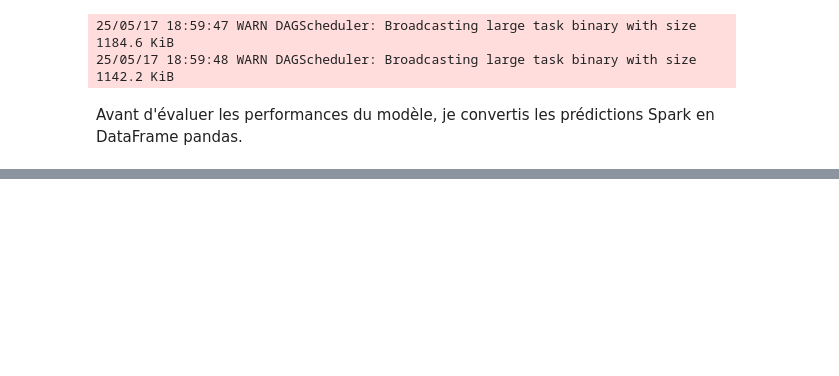
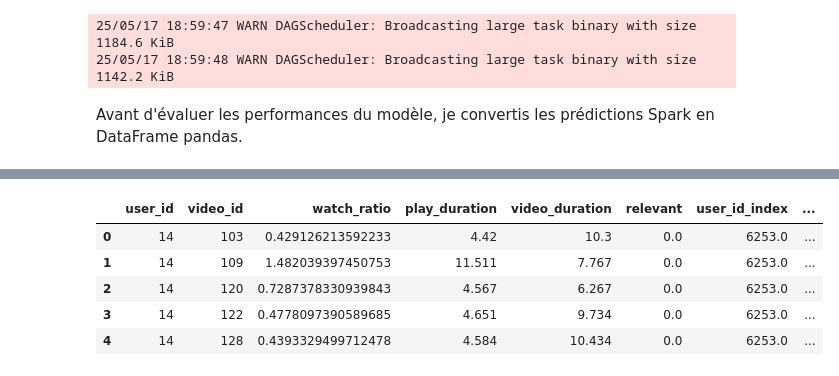
Before and after one commit to alexis-le-trung/FinalProject_2025_Alexis.LE-TRUNG, a Jupyter notebook: proposed_solution/mysolution.ipynb, the cells around one changed output, grey strips where cells are left out. Saved outputs shown, nothing was run; the diff lists cells and outputs as text; code cells hidden in the pictures; blank space fills up the shorter version.

```diff
--- a/proposed_solution/mysolution.ipynb
+++ b/proposed_solution/mysolution.ipynb
@@ -1080,0 +1122,15 @@ def evaluate_implicit_at_k(df, k):
+# %%
+# Générer un DataFrame baseline avec des scores de prédiction aléatoires pour chaque (user_id, video_id) du test
+baseline_pandas = predictions_pandas.copy()
+np.random.seed(42)  # Pour reproductibilité
+baseline_pandas['prediction'] = np.random.rand(len(baseline_pandas))
+
+# Exemple d'affichage
+baseline_pandas.head()
+# %% [output]
+|  | user_id | video_id | watch_ratio | play_duration | video_duration | relevant | user_id_index | ... |
+| 0 | 14 | 103 | 0.429126213592233 | 4.42 | 10.3 | 0.0 | 6253.0 | ... |
+| 1 | 14 | 109 | 1.482039397450753 | 11.511 | 7.767 | 0.0 | 6253.0 | ... |
+| 2 | 14 | 120 | 0.7287378330939843 | 4.567 | 6.267 | 0.0 | 6253.0 | ... |
+| 3 | 14 | 122 | 0.4778097390589685 | 4.651 | 9.734 | 0.0 | 6253.0 | ... |
+| 4 | 14 | 128 | 0.4393329499712478 | 4.584 | 10.434 | 0.0 | 6253.0 | ... |
```
Also changed, not shown: parts of 10 cells of this notebook.
